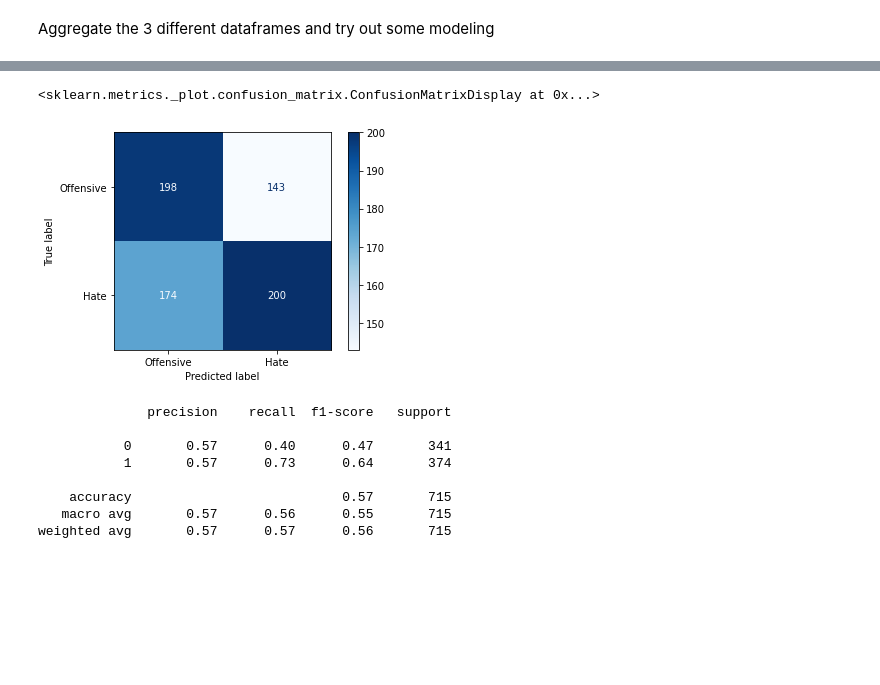
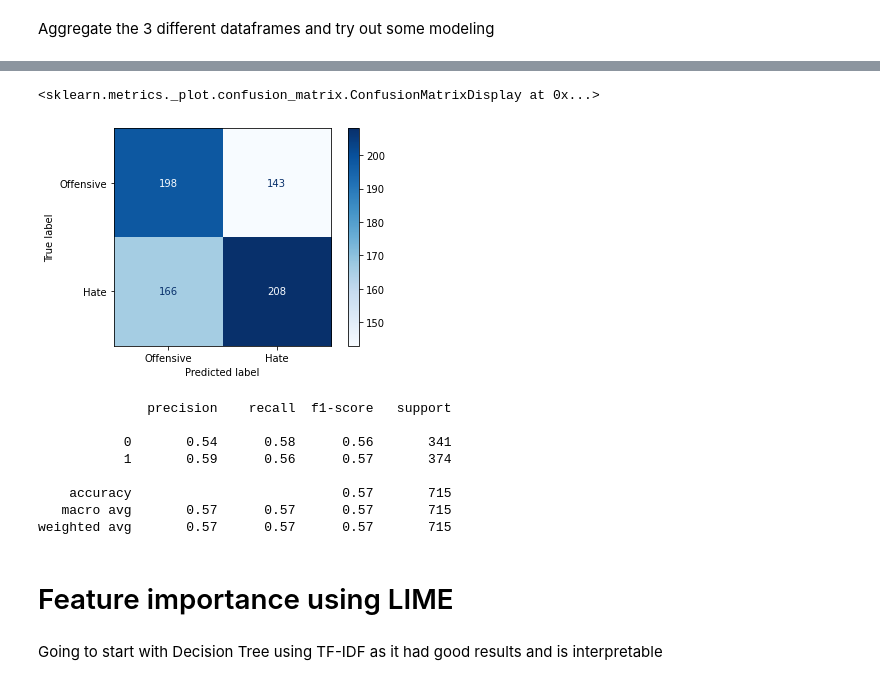
Before and after one commit to sheensta/twitter_hate_speech, a Jupyter notebook: notebooks/feature_selection_colin.ipynb, the cells around one changed output, grey strips where cells are left out. Drawn from its saved outputs; the diff is of its cells as text; code cells hidden in the pictures; blank space fills up the shorter version.

Commit message:
Adding Lime and variable importance

```diff
--- a/notebooks/feature_selection_colin.ipynb
+++ b/notebooks/feature_selection_colin.ipynb
@@ -483,10 +775,9 @@ weighted avg       0.57      0.57      0.56       715
 # %%
-grid_search6 = GridSearchCV(svc,
+svm_tf = GridSearchCV(svc,
                            param_grid,
-                           cv=KFold(n_splits=5,
-                                              random_state=42).split(X_train, y_train),
+                           cv=KFold(n_splits=5).split(X_train, y_train),
                            verbose=2)
-y_preds6 = grid_search6.fit(X_train, y_train).predict(X_test)
+y_preds_svm_tf = svm_tf.fit(X_train, y_train).predict(X_test)
 # %% [output]
 Fitting 5 folds for each of 1 candidates, totalling 5 fits
 [CV]  ................................................................
@@ -505,17 +796,21 @@ Fitting 5 folds for each of 1 candidates, totalling 5 fits
 # %%
-plot_confusion_matrix(grid_search6, X_test, y_test, cmap=plt.cm.Blues, display_labels = class_names, values_format = '')
+plot_confusion_matrix(svm_tf, X_test, y_test, cmap=plt.cm.Blues, display_labels = class_names, values_format = '')
 # %% [output]
 <sklearn.metrics._plot.confusion_matrix.ConfusionMatrixDisplay at 0x...>
-[figure, old version]
+[figure, new version]
 # %%
-report = classification_report( y_test, y_preds5)
-print(report)
+report_svm_tf = classification_report( y_test, y_preds_svm_tf)
+print(report_svm_tf)
 # %% [output]
               precision    recall  f1-score   support
 
-           0       0.57      0.40      0.47       341
-           1       0.57      0.73      0.64       374
+           0       0.54      0.58      0.56       341
+           1       0.59      0.56      0.57       374
 
     accuracy                           0.57       715
-   macro avg       0.57      0.56      0.55       715
-weighted avg       0.57      0.57      0.56       715
+   macro avg       0.57      0.57      0.57       715
+weighted avg       0.57      0.57      0.57       715
+# %% [markdown]
+# Feature importance using LIME
+# %% [markdown]
+Going to start with Decision Tree using TF-IDF as it had good results and is interpretable
```
Also changed, not shown: parts of 70 cells of this notebook, 2 other files.
